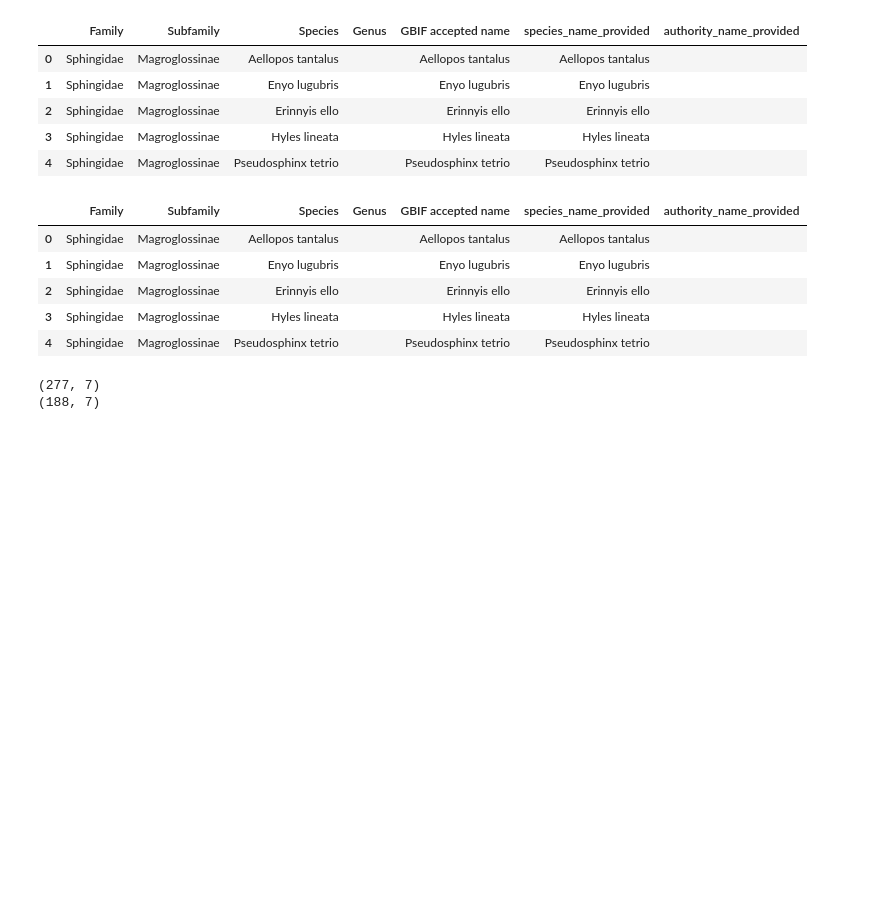
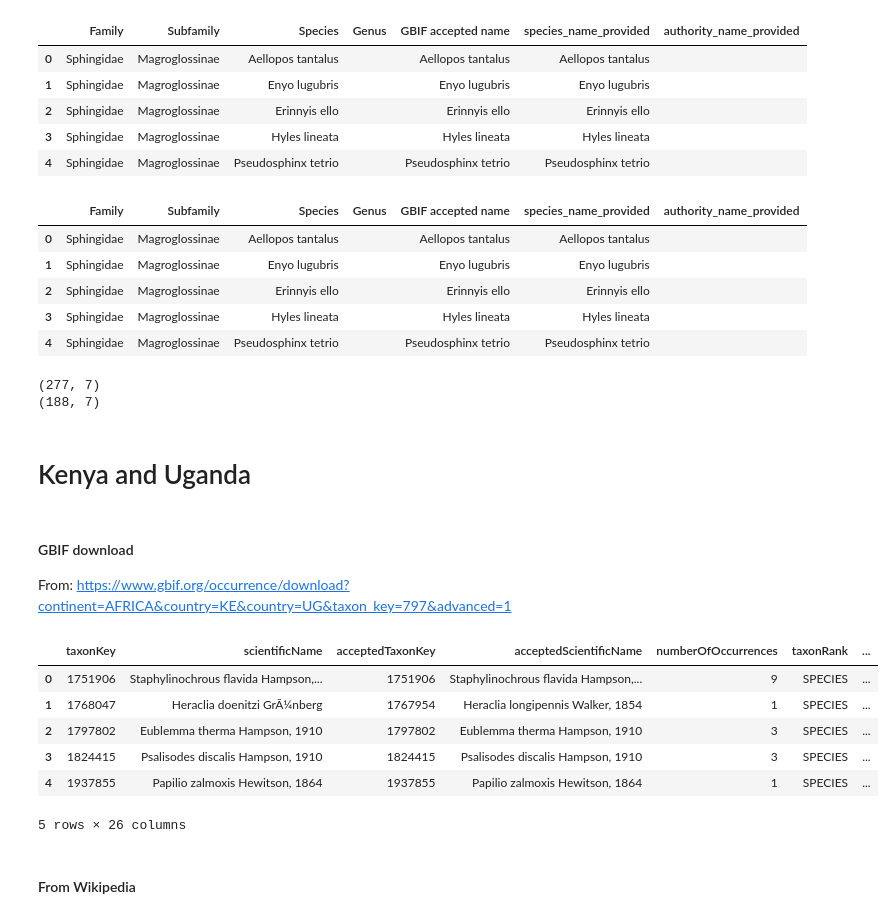
Before and after one commit to AMI-system/gbif_download_standalone, a Jupyter notebook: 01_prepare_checklist/01_preprocess_species_list.ipynb, the cells around one changed output. Cells and saved outputs as stored; diff of their text form; code cells hidden in the pictures; blank space fills up the shorter version.

Commit message:
add list processing for Kenya/Uganda, Japan, Nigeria

```diff
--- a/01_prepare_checklist/01_preprocess_species_list.ipynb
+++ b/01_prepare_checklist/01_preprocess_species_list.ipynb
@@ -329,3 +378,31 @@ print(df_combined.shape)
 df_combined.to_csv(os.path.join("../species_checklists/",
                        checklist_name+"-preprocessed.csv"),
           index=False)
+# %% [markdown]
+# Kenya and Uganda
+# %% [markdown]
+#### GBIF download
+
+From: https://www.gbif.org/occurrence/download?continent=AFRICA&country=KE&country=UG&taxon_key=797&advanced=1
+# %%
+# Read the species checklist from GBIF
+ku_df1 = pd.read_csv(os.path.join("../species_checklists", "kenya-uganda-gbif-moths.tsv"),
+                sep='\t', encoding='latin-1')
+
+# create a column made up from the third word in column onwards
+ku_df1['Authority'] = ku_df1['scientificName'].str.split().str[2:].str.join(' ')
+
+ku_df1["species_name_provided"] = ku_df1["genus"].fillna('') + " " + ku_df1["species"].fillna('')
+ku_df1["authority_name_provided"] = ku_df1['Authority']
+ku_df1['Source'] = 'gbif'
+ku_df1.head()
+# %% [output]
+|  | taxonKey | scientificName | acceptedTaxonKey | acceptedScientificName | numberOfOccurrences | taxonRank | ... |
+| 0 | 1751906 | Staphylinochrous flavida Hampson,... | 1751906 | Staphylinochrous flavida Hampson,... | 9 | SPECIES | ... |
+| 1 | 1768047 | Heraclia doenitzi GrÃ¼nberg | 1767954 | Heraclia longipennis Walker, 1854 | 1 | SPECIES | ... |
+| 2 | 1797802 | Eublemma therma Hampson, 1910 | 1797802 | Eublemma therma Hampson, 1910 | 3 | SPECIES | ... |
+| 3 | 1824415 | Psalisodes discalis Hampson, 1910 | 1824415 | Psalisodes discalis Hampson, 1910 | 3 | SPECIES | ... |
+| 4 | 1937855 | Papilio zalmoxis Hewitson, 1864 | 1937855 | Papilio zalmoxis Hewitson, 1864 | 1 | SPECIES | ... |
+5 rows × 26 columns
+# %% [markdown]
+#### From Wikipedia
```
Also changed, not shown: parts of 38 cells of this notebook.
